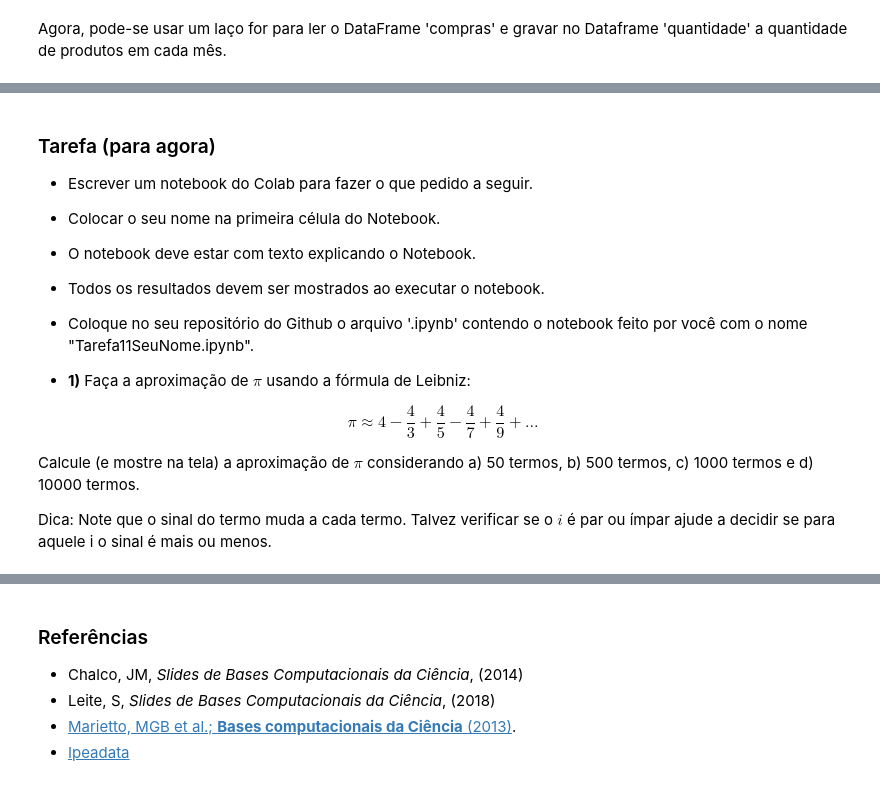
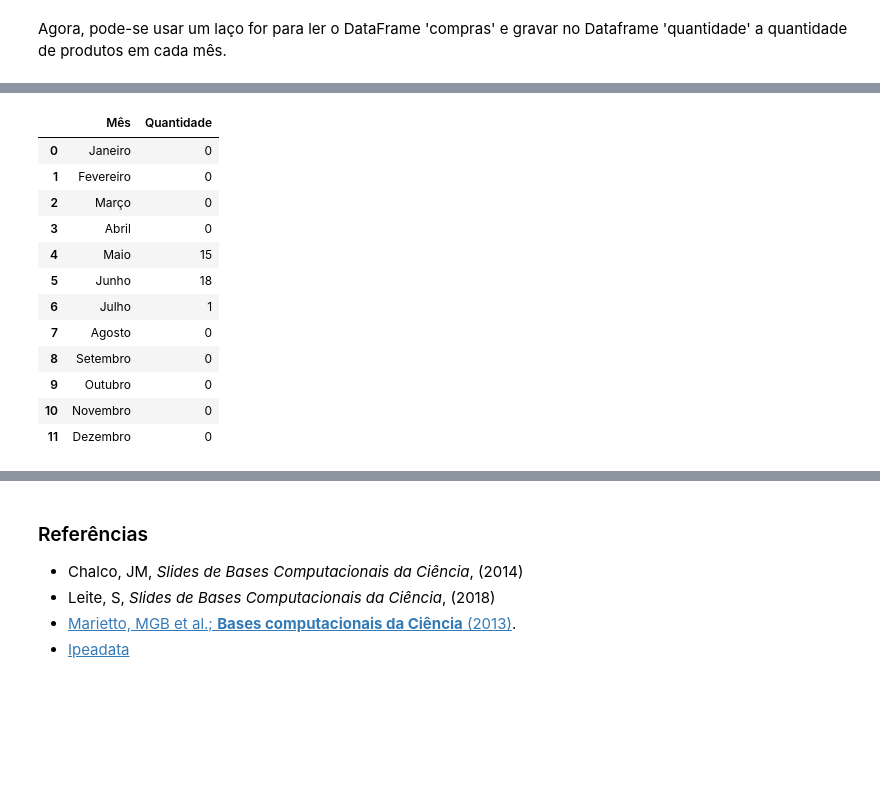
Before and after one commit to BMClab/BasesComputacionais, a Jupyter notebook: aula7/EstruturasDeRepeticaoTabelas.ipynb, the cells around one changed output, grey strips where cells are left out. Drawn from its saved outputs; the diff is of its cells as text; code cells hidden in the pictures; blank space fills up the shorter version.

```diff
--- a/aula7/EstruturasDeRepeticaoTabelas.ipynb
+++ b/aula7/EstruturasDeRepeticaoTabelas.ipynb
@@ -61,0 +119,4 @@ O IMC para m =  67 kg e h =  1.94 m é  17.8 e  é classificado como Abaixo do p
+# %%
+i = np.arange(0, 6)
+x = 11+2*i
+x
@@ -70,12 +135,10 @@ Por exemplo, podemos querer gravar os 30 primeiros elementos da série de Fibona
 # %%
-import numpy as np
-
-fib = np.zeros((30))
+fib = np.zeros(30, dtype=int)
 
 fib[0] = 1
 fib[1] = 1
 for i in range(2, len(fib)):
     fib[i] = fib[i-1] + fib[i-2]
 
-print(fib.astype(int))
+fib
 # %% [output]
@@ -86,0 +156,6 @@ Repare que antes de começar a gravar os valores no vetor fib, é necessário cr
+# %%
+import pandas as pd
+
+
+compras = pd.read_csv('https://raw.githubusercontent.com/BMClab/BasesComputacionais/master/dados/compras.csv')
+compras
@@ -90,9 +179,3 @@ Repare que antes de começar a gravar os valores no vetor fib, é necessário cr
 Existem diversas maneiras para ler o valor de uma posição específica de um DataFrame.
 
 Uma delas é acrescentando o comando '.values' após o nome do campo do DataFrame e, entre colchetes, colocar o índice do item desejado.
-# %%
-import pandas as pd
-import numpy as np
-
-compras = pd.read_csv('dados/compras.csv')
-compras
@@ -137,8 +230,9 @@ Agora, pode-se usar um laço for para ler o DataFrame 'compras' e gravar no Data
 compras['Data'] = pd.to_datetime(compras['Data'], format='%d/%m/%Y')
 
 for i in range(len(compras)):
-    quantidade.loc[compras.loc[i, 'Data'].month - 1, 'Quantidade'
-                  ] = (quantidade.loc[compras.loc[i, 'Data'].month - 1, 'Quantidade']
-                       + compras.loc[i, 'Qtd'])
+    quantidade.at[compras.at[i, 'Data'].month - 1, 'Quantidade'
+                  ] = (quantidade.at[compras.loc[i, 'Data'].month - 1, 'Quantidade']
+                       + compras.at[i, 'Qtd'])
 
 quantidade
+# %% [output]
@@ -145,20 +242,13 @@ quantidade
+|  | Mês | Quantidade |
+| 0 | Janeiro | 0 |
+| 1 | Fevereiro | 0 |
+| 2 | Março | 0 |
+| 3 | Abril | 0 |
+| 4 | Maio | 15 |
+| 5 | Junho | 18 |
+| 6 | Julho | 1 |
+| 7 | Agosto | 0 |
+| 8 | Setembro | 0 |
+| 9 | Outubro | 0 |
+| 10 | Novembro | 0 |
+| 11 | Dezembro | 0 |
-# %% [markdown]
-### Tarefa (para agora)
-
-- Escrever um notebook do Colab para fazer o que pedido a seguir.
-
-- Colocar o seu nome na primeira célula do Notebook.
-
-- O notebook deve estar com texto explicando o Notebook.
-
-- Todos os resultados devem ser mostrados ao executar o notebook.
-
-- Coloque no seu repositório do Github o arquivo '.ipynb' contendo o notebook feito por você com o nome "Tarefa11SeuNome.ipynb".
-
-- **1)** Faça a aproximação de $\pi$ usando a fórmula de Leibniz:
-
-$$\pi \approx 4 - \frac{4}{3} + \frac{4}{5} - \frac{4}{7} + \frac{4}{9}+...$$
-
-Calcule (e mostre na tela) a aproximação de $\pi$ considerando a) 50 termos, b) 500 termos, c) 1000 termos e d) 10000 termos.
-
-Dica: Note que o sinal do termo muda a cada termo. Talvez verificar se o $i$ é par ou ímpar ajude a decidir se para aquele i o sinal é mais ou menos.
```
Also changed, not shown: parts of 30 cells of this notebook.
